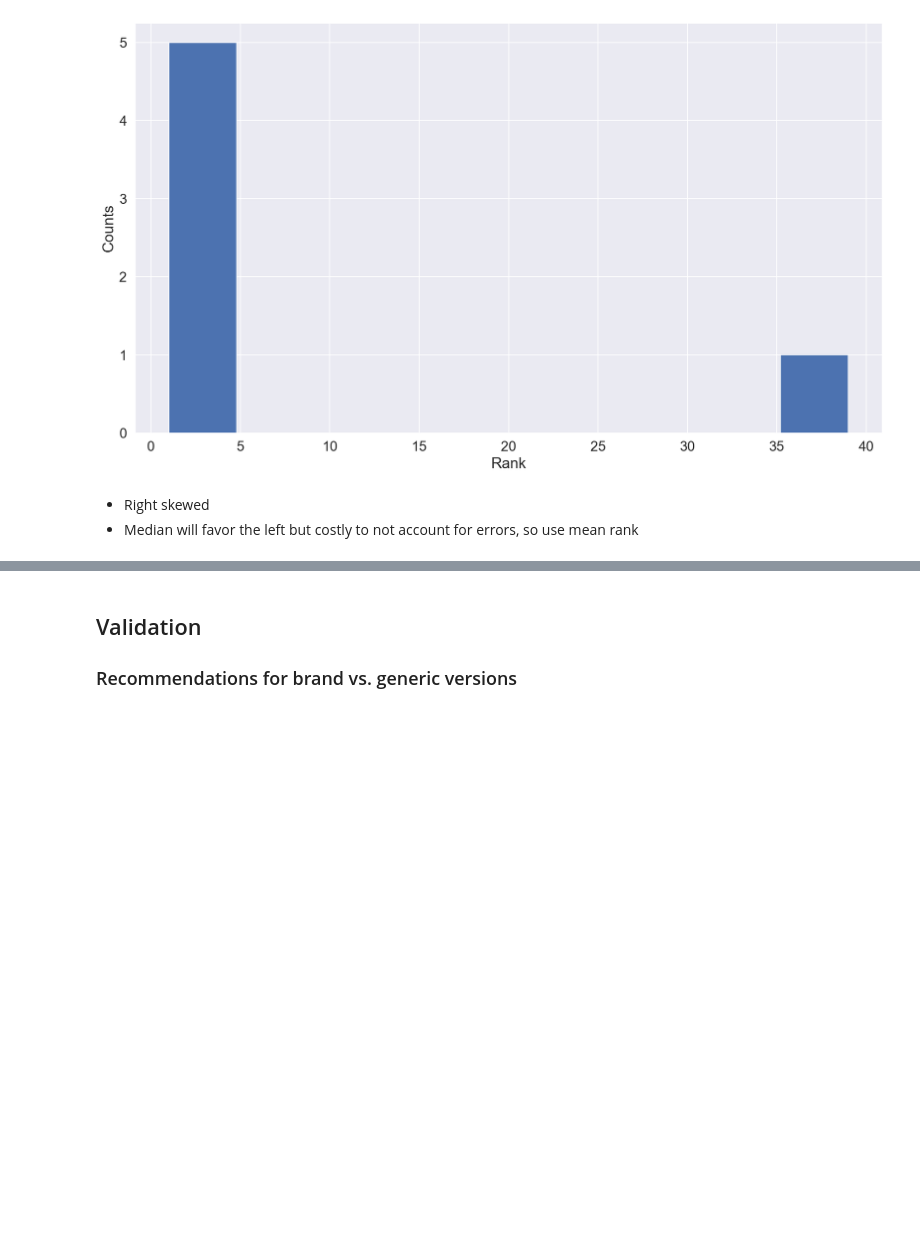
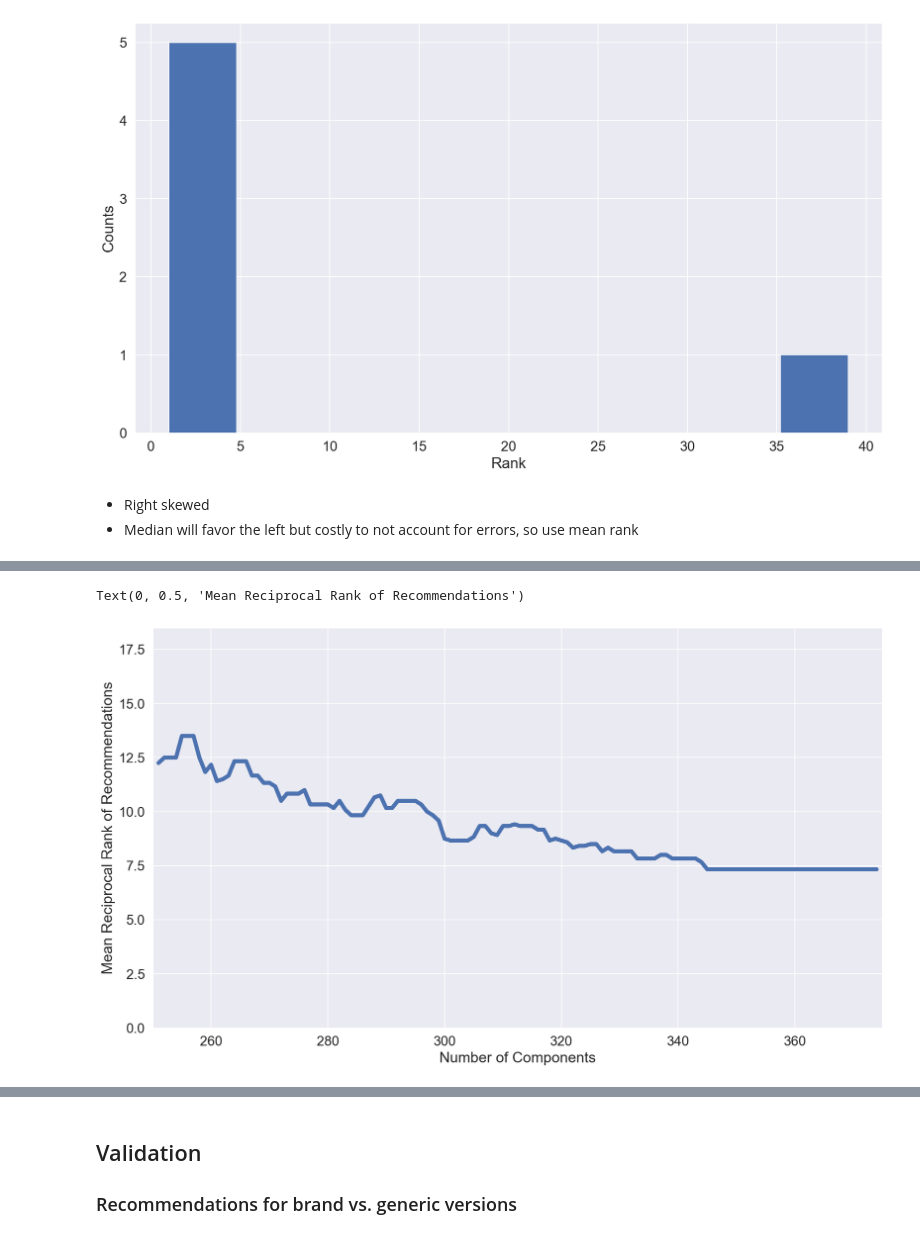
Before and after one commit to paulqsims/insight_project, a Jupyter notebook: notebooks/3_analysis.ipynb, the cells around one changed output, grey strips where cells are left out. Drawn from its saved outputs; the diff is of its cells as text; code cells hidden in the pictures; blank space fills up the shorter version.

```diff
--- a/notebooks/3_analysis.ipynb
+++ b/notebooks/3_analysis.ipynb
@@ -462,0 +372,17 @@ Text(0, 0.5, 'Percent Correct Recommendations')
+# %%
+# Round MRR values to 4 decimals
+df_comp_res['MRR_rd'] = df_comp_res['MRR'].round(4)
+# %%
+df_plot = df_comp_res.loc[(df_comp_res["n_components"] > 250) & (df_comp_res["n_components"] < 375)]
+# %%
+# Check relationship between MRR and # of components around 250-350
+
+plt.plot(df_plot['n_components'], df_plot['MRR'],
+        linewidth=5)
+plt.xlim(250, 375)
+plt.ylim(0, df_plot['MRR'].max()+5)
+plt.xlabel("Number of Components")
+plt.ylabel("Mean Reciprocal Rank of Recommendations")
+# %% [output]
+Text(0, 0.5, 'Mean Reciprocal Rank of Recommendations')
+[figure, added]
```
Also changed, not shown: parts of 16 cells of this notebook, 1 other file.
